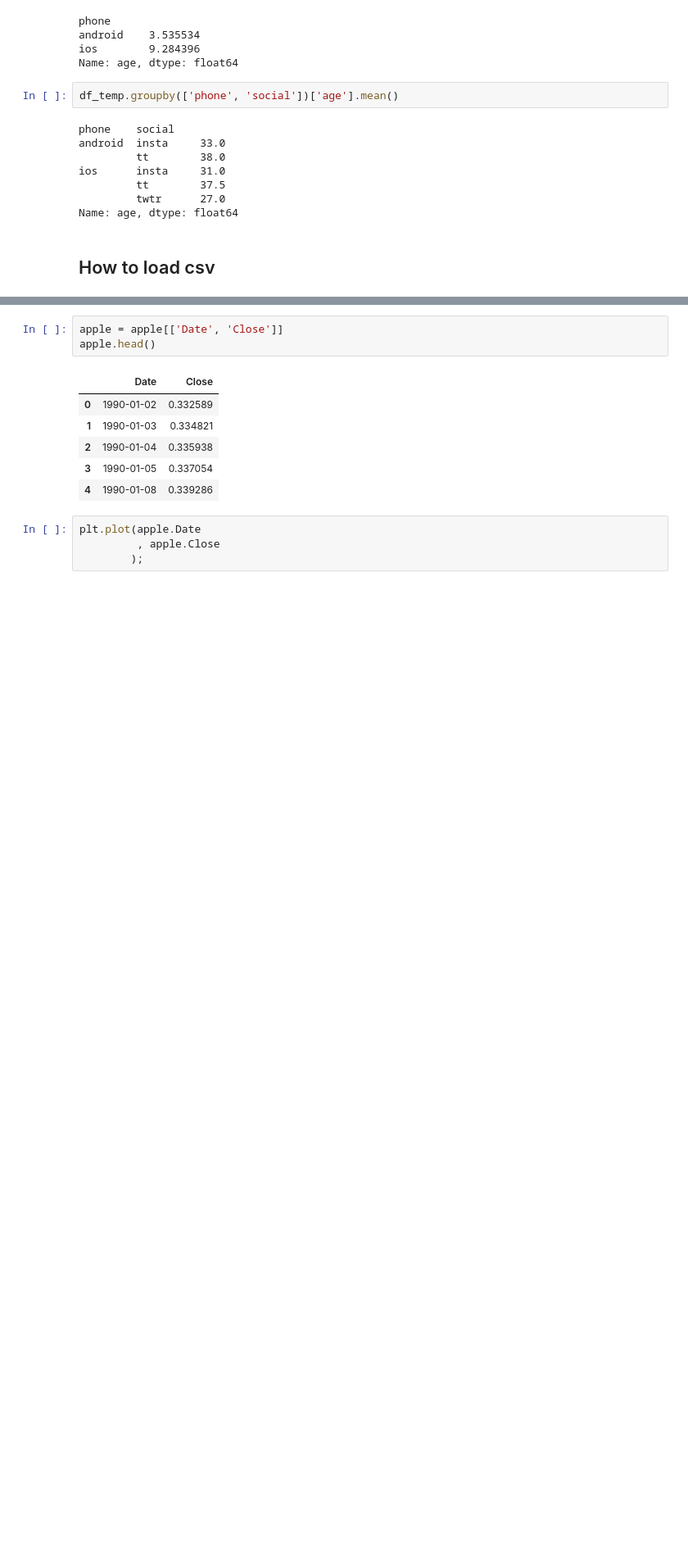
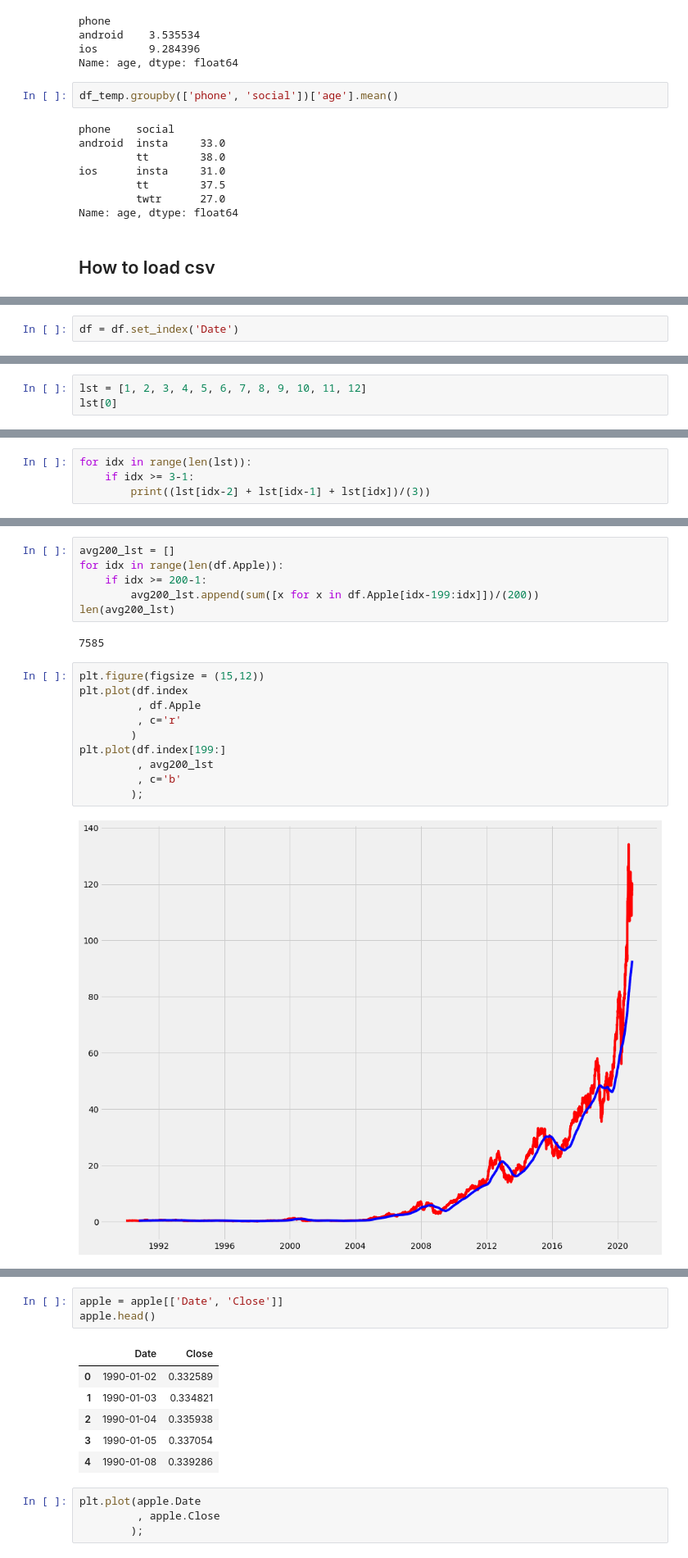
Before and after one commit to yuchild/erik_interviewqs, a Jupyter notebook: question_stocks_monte_carlo.ipynb, the cells around one changed output, grey strips where cells are left out. Shown at 82% size. Drawn from its saved outputs; the diff is of its cells as text; blank space fills up the shorter version.

```diff
--- a/question_stocks_monte_carlo.ipynb
+++ b/question_stocks_monte_carlo.ipynb
@@ -676,0 +744,2 @@ df_salary.head()
+# %%
+df = df.set_index('Date')
@@ -676,0 +804,3 @@ df_salary.head()
+# %%
+lst = [1, 2, 3, 4, 5, 6, 7, 8, 9, 10, 11, 12]
+lst[0]
@@ -676,0 +809,4 @@ df_salary.head()
+# %%
+for idx in range(len(lst)):
+    if idx >= 3-1:
+        print((lst[idx-2] + lst[idx-1] + lst[idx])/(3))
@@ -676,0 +844,20 @@ df_salary.head()
+# %%
+avg200_lst = []
+for idx in range(len(df.Apple)):
+    if idx >= 200-1:
+        avg200_lst.append(sum([x for x in df.Apple[idx-199:idx]])/(200))
+len(avg200_lst)
+# %% [output]
+7585
+# %%
+plt.figure(figsize = (15,12))
+plt.plot(df.index
+         , df.Apple
+         , c='r'
+        )
+plt.plot(df.index[199:]
+         , avg200_lst
+         , c='b'
+        );
+# %% [output]
+[figure, added]
```
Also changed, not shown: parts of 44 cells of this notebook.
